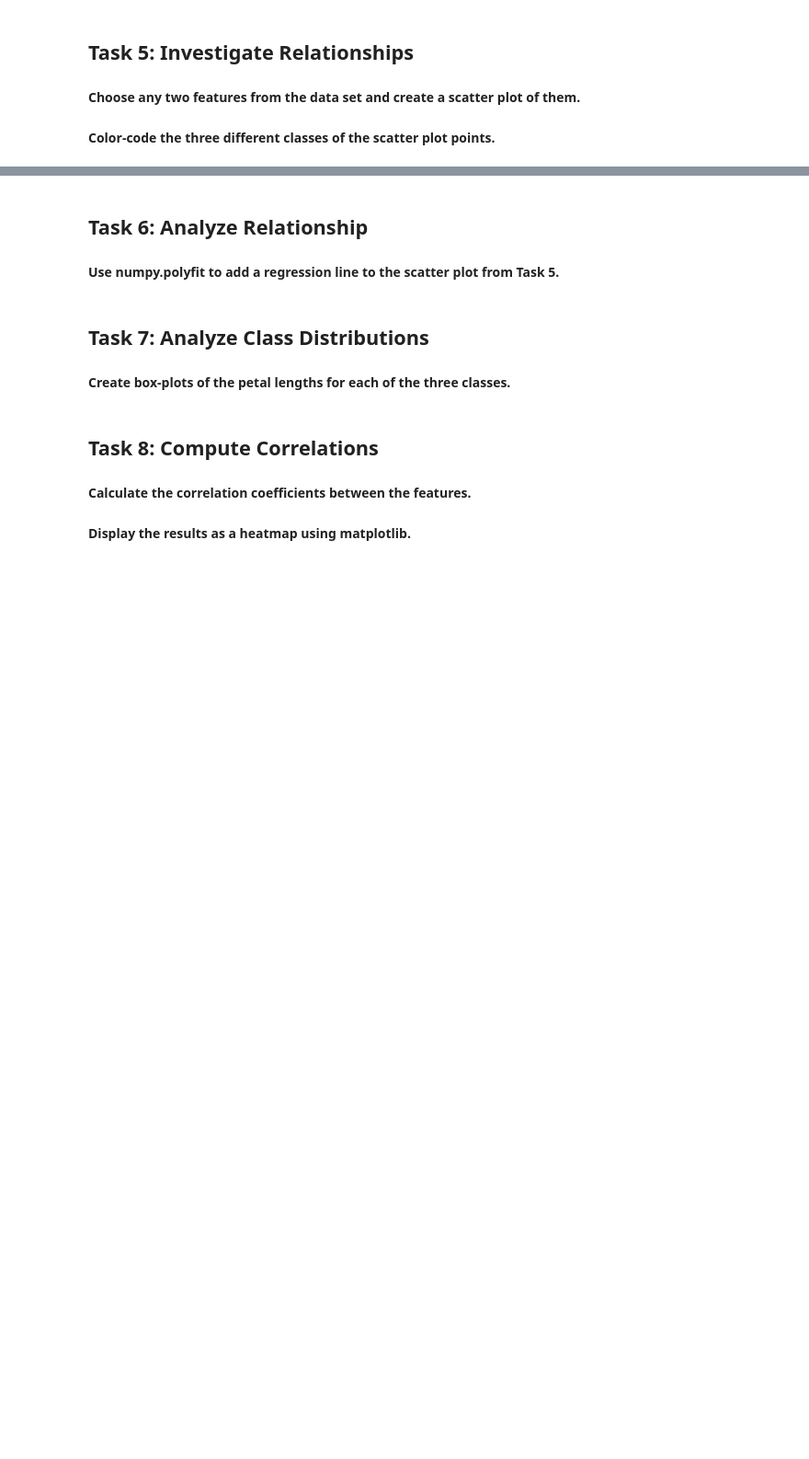
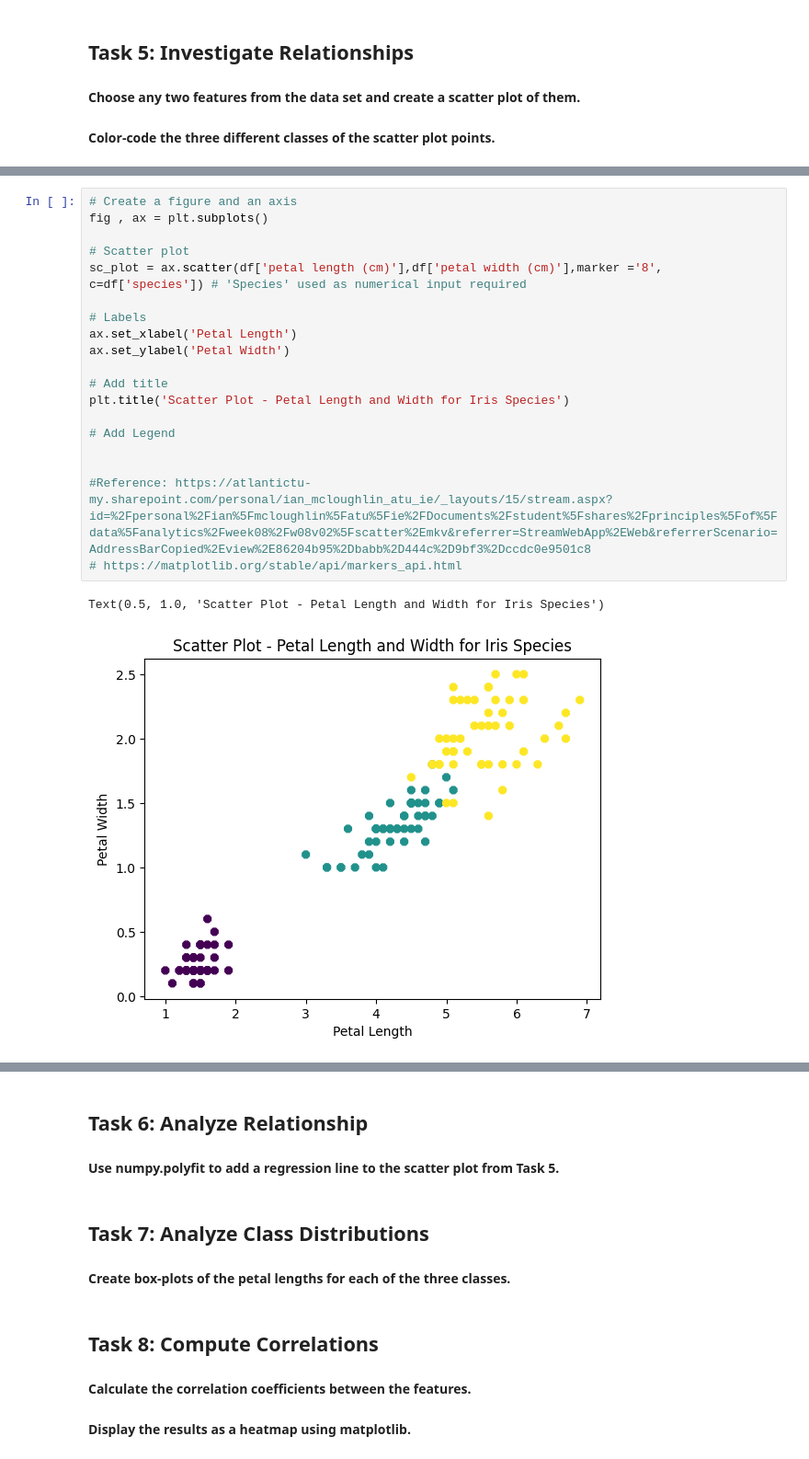
Before and after one commit to Mr-Scarf/principles_of_data_analytics, a Jupyter notebook: tasks.ipynb, the cells around one changed output, grey strips where cells are left out. Shown: that part at 92% size. Drawn from its saved outputs; the diff is of its cells as text; blank space fills up the shorter version.

```diff
--- a/tasks.ipynb
+++ b/tasks.ipynb
@@ -257,0 +295,22 @@ plt.show()
+# %%
+# Create a figure and an axis
+fig , ax = plt.subplots()
+
+# Scatter plot
+sc_plot = ax.scatter(df['petal length (cm)'],df['petal width (cm)'],marker ='8', c=df['species']) # 'Species' used as numerical input required
+
+# Labels
+ax.set_xlabel('Petal Length')
+ax.set_ylabel('Petal Width')
+
+# Add title
+plt.title('Scatter Plot - Petal Length and Width for Iris Species')
+
+# Add Legend
+
+
+#Reference: https://atlantictu-my.sharepoint.com/personal/ian_mcloughlin_atu_ie/_layouts/15/stream.aspx?id=%2Fpersonal%2Fian%5Fmcloughlin%5Fatu%5Fie%2FDocuments%2Fstudent%5Fshares%2Fprinciples%5Fof%5Fdata%5Fanalytics%2Fweek08%2Fw08v02%5Fscatter%2Emkv&referrer=StreamWebApp%2EWeb&referrerScenario=AddressBarCopied%2Eview%2E86204b95%2Dbabb%2D444c%2D9bf3%2Dccdc0e9501c8
+# https://matplotlib.org/stable/api/markers_api.html
+# %% [output]
+Text(0.5, 1.0, 'Scatter Plot - Petal Length and Width for Iris Species')
+[figure, added]
```
Also changed, not shown: parts of 8 cells of this notebook.
